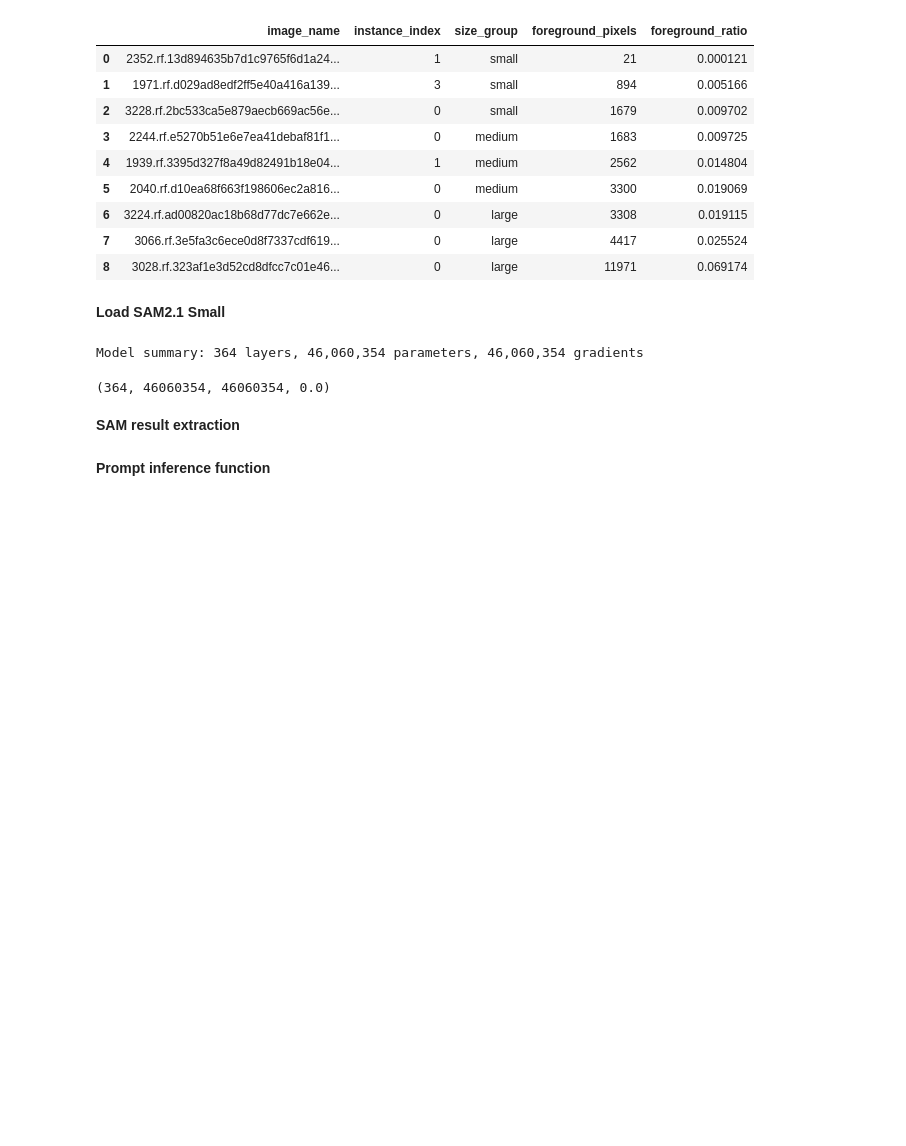
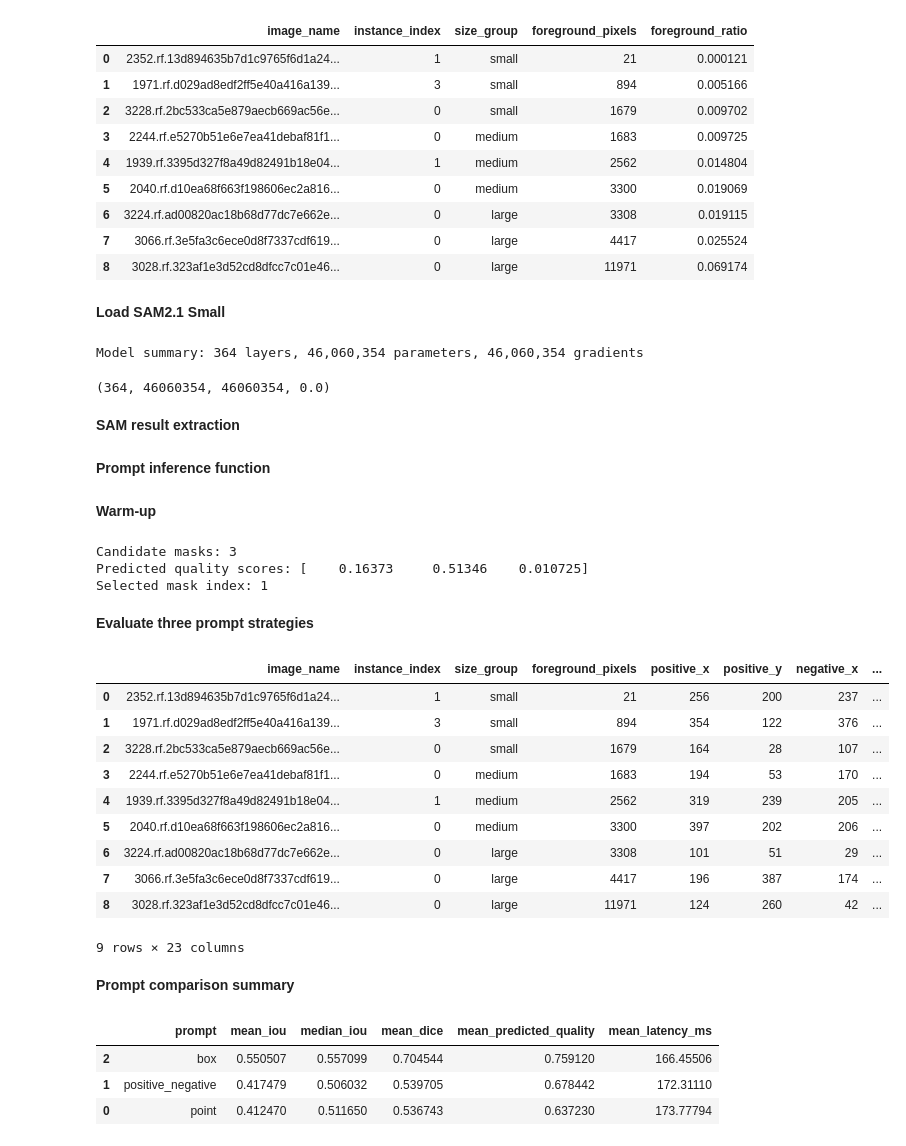
Before and after one commit to mdmohsin212/modern-vision-multimodal-lab, a Jupyter notebook: Vision/02_segmentation/sam_and_model_clinic.ipynb, the cells around one changed output. Saved outputs shown, nothing was run; the diff lists cells and outputs as text; code cells hidden in the pictures; blank space fills up the shorter version.

```diff
--- a/Vision/02_segmentation/sam_and_model_clinic.ipynb
+++ b/Vision/02_segmentation/sam_and_model_clinic.ipynb
@@ -242,7 +243,7 @@ def binary_dice(prediction, target):
     target = target > 0
 
     intersection = np.logical_and(prediction, target).sum()
-    denominator = (prediction.sum + target.sum())
+    denominator = (prediction.sum() + target.sum())
 
     if denominator == 0:
         return np.nan
@@ -484,0 +572,29 @@ def extract_sam_masks(result, target_shape):
+# %% [markdown]
+**Warm-up**
+# %%
+warmup_record = selected_instances.iloc[0]
+
+warmup_image, warmup_masks = load_instance_masks(
+    Path(warmup_record["image_path"]),
+    Path(warmup_record["label_path"]),
+)
+
+warmup_mask = warmup_masks[int(warmup_record["instance_index"])]
+warmup_point = find_positive_point(warmup_mask)
+
+_ = run_sam_prompt(
+    image_path=warmup_record["image_path"],
+    image_shape=warmup_mask.shape,
+    prompt_type="point",
+    positive_point=warmup_point,
+)
+
+print("Candidate masks:", len(_["masks"]))
+print("Predicted quality scores:", _["scores"])
+print("Selected mask index:", _["best_index"])
+# %% [output]
+Candidate masks: 3
+Predicted quality scores: [    0.16373     0.51346    0.010725]
+Selected mask index: 1
+# %% [markdown]
+**Evaluate three prompt strategies**
@@ -484,0 +674,21 @@ def extract_sam_masks(result, target_shape):
+# %%
+sam2_metrics = pd.DataFrame(evaluation_rows)
+
+metrics_path = OUTPUT_ROOT / "sam2_prompt_metrics.csv"
+
+sam2_metrics.to_csv(metrics_path, index=False)
+sam2_metrics
+# %% [output]
+|  | image_name | instance_index | size_group | foreground_pixels | positive_x | positive_y | negative_x | ... |
+| 0 | 2352.rf.13d894635b7d1c9765f6d1a24... | 1 | small | 21 | 256 | 200 | 237 | ... |
+| 1 | 1971.rf.d029ad8edf2ff5e40a416a139... | 3 | small | 894 | 354 | 122 | 376 | ... |
+| 2 | 3228.rf.2bc533ca5e879aecb669ac56e... | 0 | small | 1679 | 164 | 28 | 107 | ... |
+| 3 | 2244.rf.e5270b51e6e7ea41debaf81f1... | 0 | medium | 1683 | 194 | 53 | 170 | ... |
+| 4 | 1939.rf.3395d327f8a49d82491b18e04... | 1 | medium | 2562 | 319 | 239 | 205 | ... |
+| 5 | 2040.rf.d10ea68f663f198606ec2a816... | 0 | medium | 3300 | 397 | 202 | 206 | ... |
+| 6 | 3224.rf.ad00820ac18b68d77dc7e662e... | 0 | large | 3308 | 101 | 51 | 29 | ... |
+| 7 | 3066.rf.3e5fa3c6ece0d8f7337cdf619... | 0 | large | 4417 | 196 | 387 | 174 | ... |
+| 8 | 3028.rf.323af1e3d52cd8dfcc7c01e46... | 0 | large | 11971 | 124 | 260 | 42 | ... |
+9 rows × 23 columns
+# %% [markdown]
+**Prompt comparison summary**
@@ -484,0 +721,10 @@ def extract_sam_masks(result, target_shape):
+# %%
+summary_path = OUTPUT_ROOT / "sam2_prompt_summary.csv"
+
+prompt_summary.to_csv(summary_path, index=False)
+prompt_summary
+# %% [output]
+|  | prompt | mean_iou | median_iou | mean_dice | mean_predicted_quality | mean_latency_ms |
+| 2 | box | 0.550507 | 0.557099 | 0.704544 | 0.759120 | 166.45506 |
+| 1 | positive_negative | 0.417479 | 0.506032 | 0.539705 | 0.678442 | 172.31110 |
+| 0 | point | 0.412470 | 0.511650 | 0.536743 | 0.637230 | 173.77794 |
```
Also changed, not shown: parts of 7 cells of this notebook.
